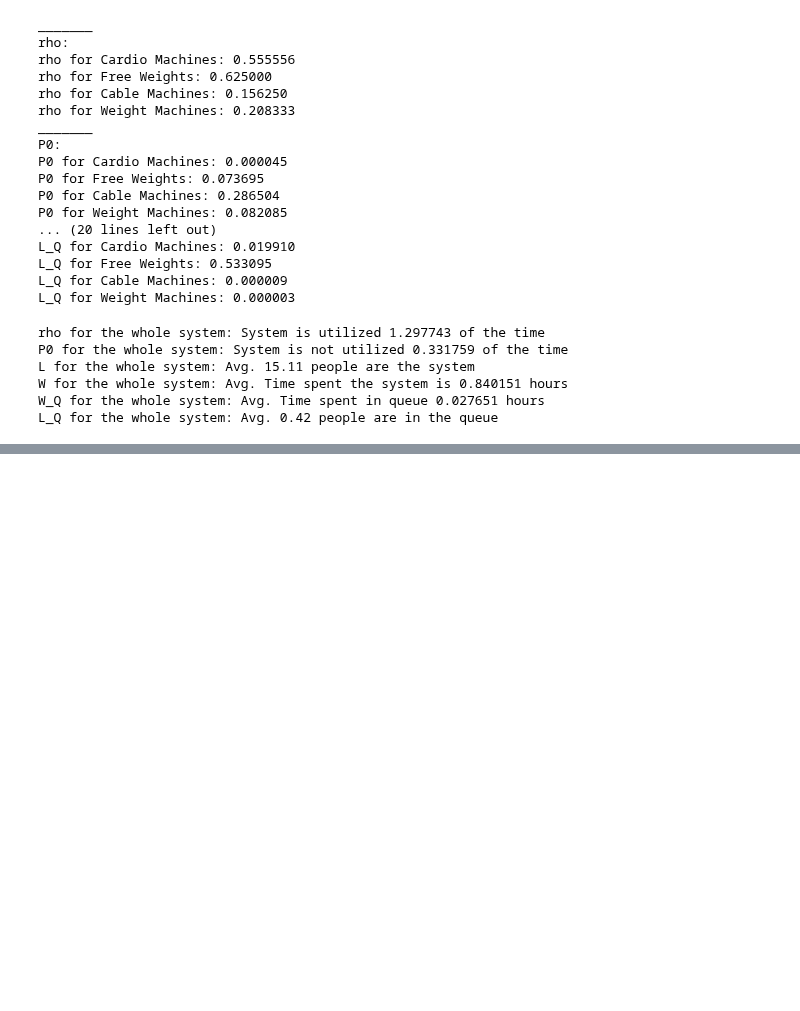
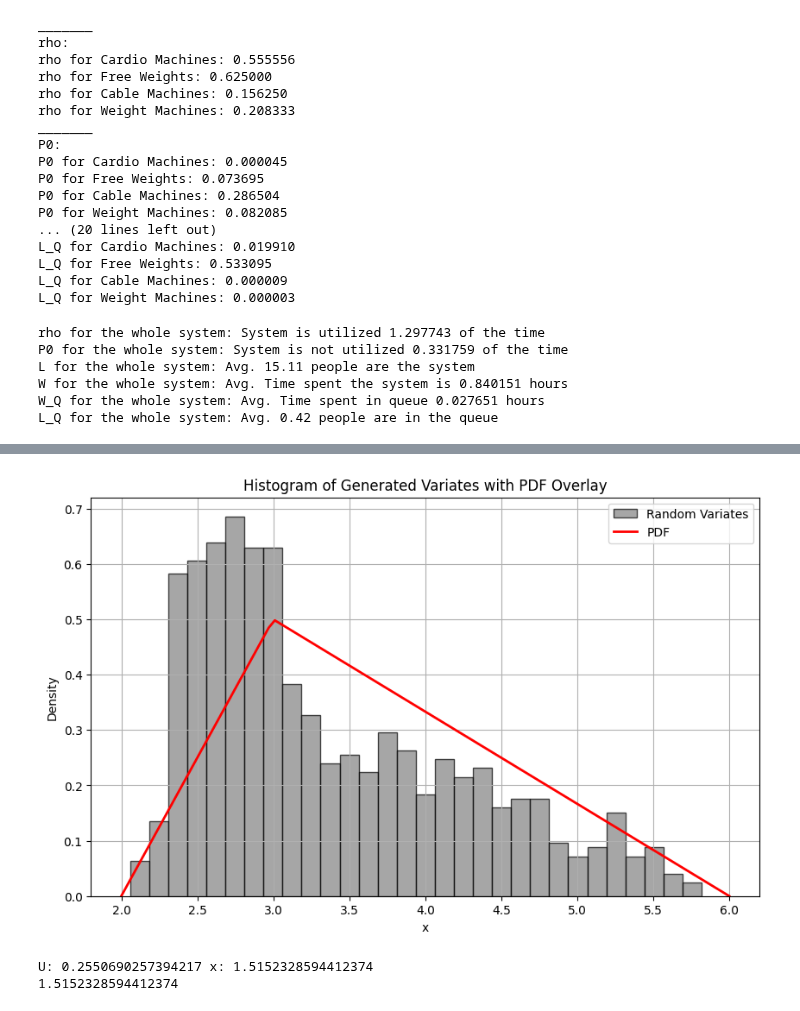
Before and after one commit to MScSoftwareTechnology2024-2025/1S_systems_modeling_and_simulation, a Jupyter notebook: A1/main.ipynb, the cells around one changed output, grey strips where cells are left out. Cells and saved outputs as stored; diff of their text form; code cells hidden in the pictures; blank space fills up the shorter version.

```diff
--- a/A1/main.ipynb
+++ b/A1/main.ipynb
@@ -243,0 +526,27 @@ L_Q for the whole system: Avg. 0.42 people are in the queue
+# %%
+import matplotlib.pyplot as plt
+
+plt.figure(figsize=(10, 6))
+plt.hist(random_variates, bins=30, density=True, alpha=0.7, color='grey', edgecolor='black', label='Random Variates')
+
+x = np.linspace(2, 6, 100)
+y = np.piecewise(x, [x <= 3, (x > 3) & (x <= 6)], [lambda x: 0.5 * (x - 2), lambda x: 0.5 * (2 - x / 3)])
+
+plt.plot(x, y, color='red', linewidth=2, label='PDF')
+plt.title('Histogram of Generated Variates with PDF Overlay')
+plt.xlabel('x')
+plt.ylabel('Density')
+plt.legend()
+plt.grid()
+plt.show()
+# %% [output]
+[figure, added]
+# %%
+
+# Example usage
+u_value = 0.2550690257394217  # Example value for U
+result = inverse_cdf(u_value)
+print(result)  # This will return a value in the range (3, 6]
+# %% [output]
+U: 0.2550690257394217 x: 1.5152328594412374
+1.5152328594412374
```
Also changed, not shown: parts of 6 cells of this notebook, 6 other files.
